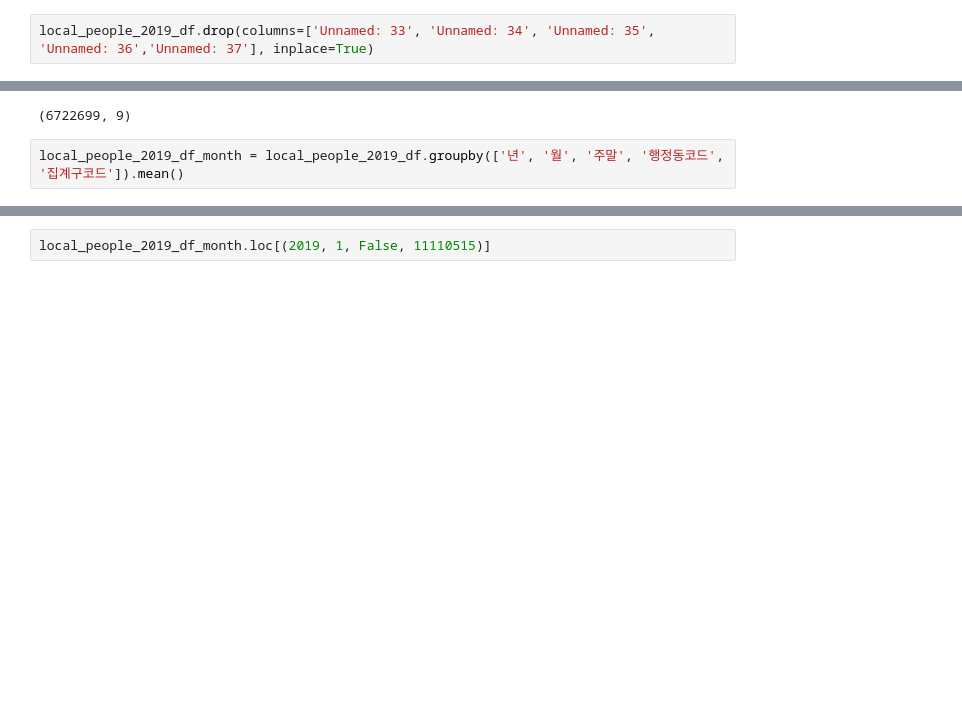
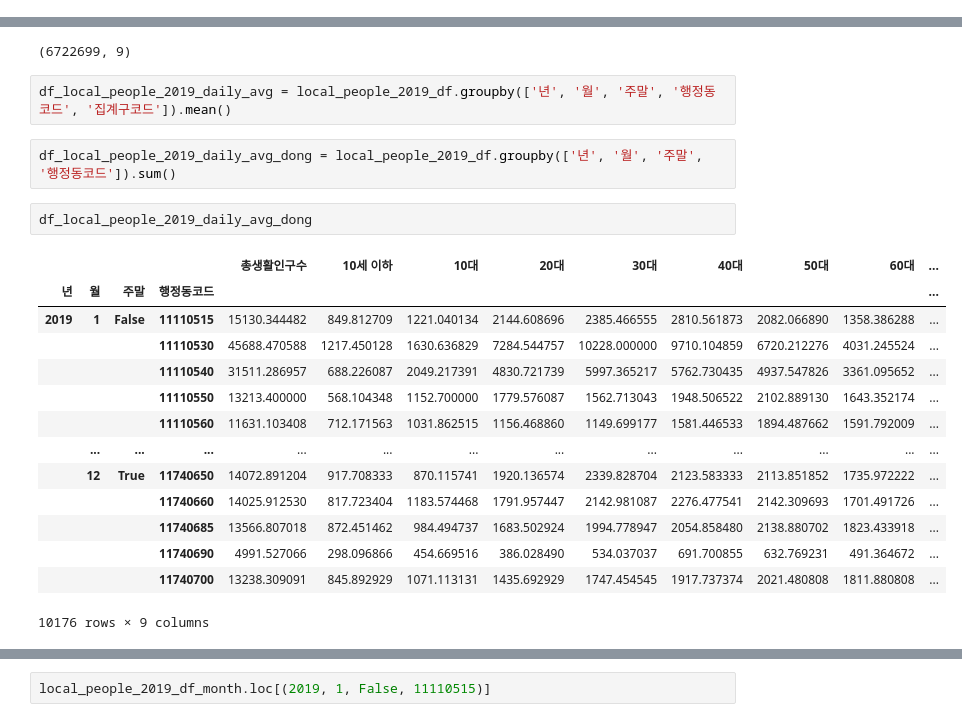
Before and after one commit to syshin0116/Dacon, a Jupyter notebook: code/서울시 집계구단위 생활인구.ipynb, the cells around one changed output, grey strips where cells are left out. Saved outputs shown, nothing was run; the diff lists cells and outputs as text; blank space fills up the shorter version.

```diff
--- a/code/서울시 집계구단위 생활인구.ipynb
+++ b/code/서울시 집계구단위 생활인구.ipynb
@@ -195,4 +271,3 @@ dtypes: float64(9)
 memory usage: 520.0 MB
 None
 # %%
-local_people_2019_df.drop(columns=['Unnamed: 33', 'Unnamed: 34', 'Unnamed: 35', 'Unnamed: 36','Unnamed: 37'], inplace=True)
@@ -220,4 +297,23 @@ local_people_2019_df.shape
 # %% [output]
 (6722699, 9)
 # %%
-local_people_2019_df_month = local_people_2019_df.groupby(['년', '월', '주말', '행정동코드', '집계구코드']).mean()
+df_local_people_2019_daily_avg = local_people_2019_df.groupby(['년', '월', '주말', '행정동코드', '집계구코드']).mean()
+# %%
+df_local_people_2019_daily_avg_dong = local_people_2019_df.groupby(['년', '월', '주말', '행정동코드']).sum()
+# %%
+df_local_people_2019_daily_avg_dong
+# %% [output]
+|  |  |  |  | 총생활인구수 | 10세 이하 | 10대 | 20대 | 30대 | 40대 | 50대 | 60대 | ... |
+| 년 | 월 | 주말 | 행정동코드 |  |  |  |  |  |  |  |  | ... |
+| 2019 | 1 | False | 11110515 | 15130.344482 | 849.812709 | 1221.040134 | 2144.608696 | 2385.466555 | 2810.561873 | 2082.066890 | 1358.386288 | ... |
+|  |  |  | 11110530 | 45688.470588 | 1217.450128 | 1630.636829 | 7284.544757 | 10228.000000 | 9710.104859 | 6720.212276 | 4031.245524 | ... |
+|  |  |  | 11110540 | 31511.286957 | 688.226087 | 2049.217391 | 4830.721739 | 5997.365217 | 5762.730435 | 4937.547826 | 3361.095652 | ... |
+|  |  |  | 11110550 | 13213.400000 | 568.104348 | 1152.700000 | 1779.576087 | 1562.713043 | 1948.506522 | 2102.889130 | 1643.352174 | ... |
+|  |  |  | 11110560 | 11631.103408 | 712.171563 | 1031.862515 | 1156.468860 | 1149.699177 | 1581.446533 | 1894.487662 | 1591.792009 | ... |
+|  | ... | ... | ... | ... | ... | ... | ... | ... | ... | ... | ... | ... |
+|  | 12 | True | 11740650 | 14072.891204 | 917.708333 | 870.115741 | 1920.136574 | 2339.828704 | 2123.583333 | 2113.851852 | 1735.972222 | ... |
+|  |  |  | 11740660 | 14025.912530 | 817.723404 | 1183.574468 | 1791.957447 | 2142.981087 | 2276.477541 | 2142.309693 | 1701.491726 | ... |
+|  |  |  | 11740685 | 13566.807018 | 872.451462 | 984.494737 | 1683.502924 | 1994.778947 | 2054.858480 | 2138.880702 | 1823.433918 | ... |
+|  |  |  | 11740690 | 4991.527066 | 298.096866 | 454.669516 | 386.028490 | 534.037037 | 691.700855 | 632.769231 | 491.364672 | ... |
+|  |  |  | 11740700 | 13238.309091 | 845.892929 | 1071.113131 | 1435.692929 | 1747.454545 | 1917.737374 | 2021.480808 | 1811.880808 | ... |
+10176 rows × 9 columns
```
Also changed, not shown: parts of 22 cells of this notebook, 2 other files.
